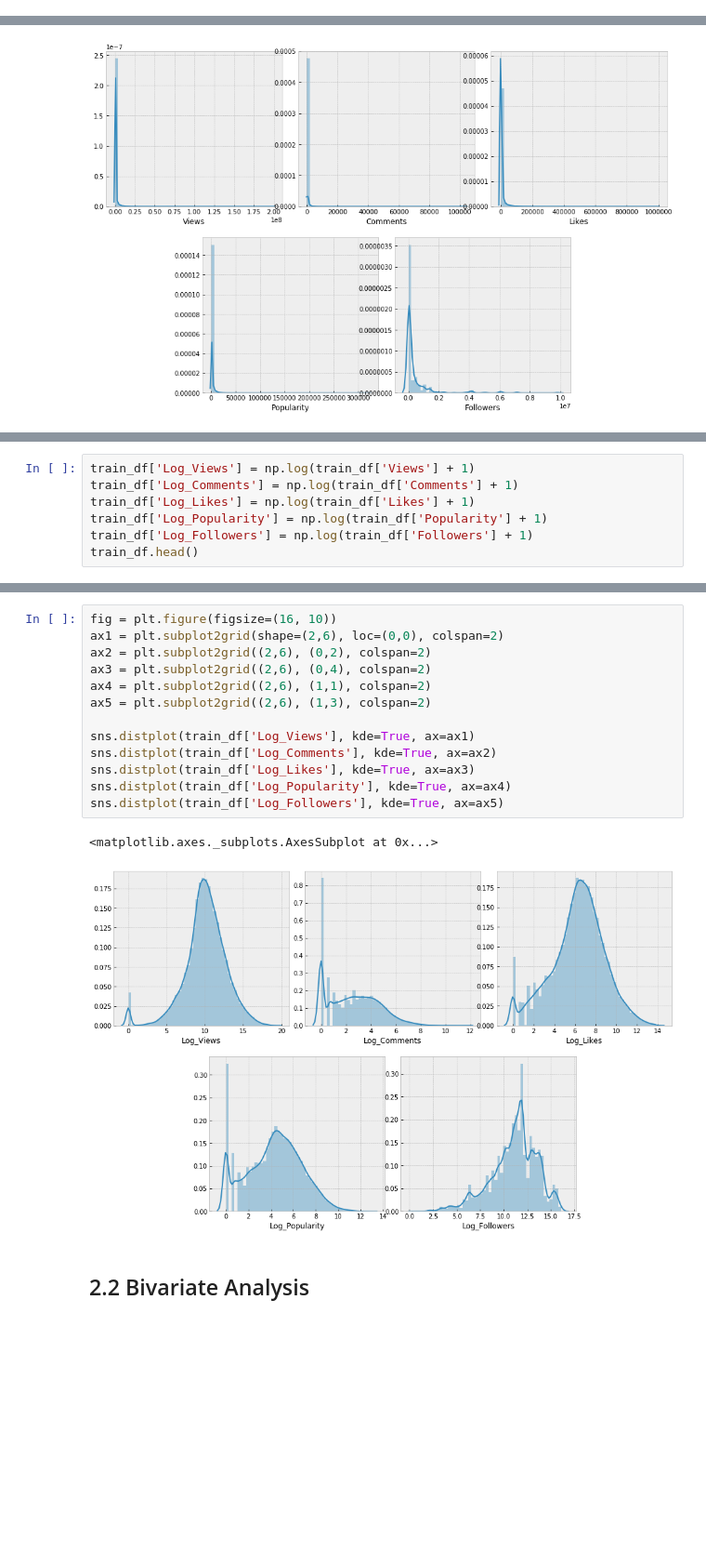
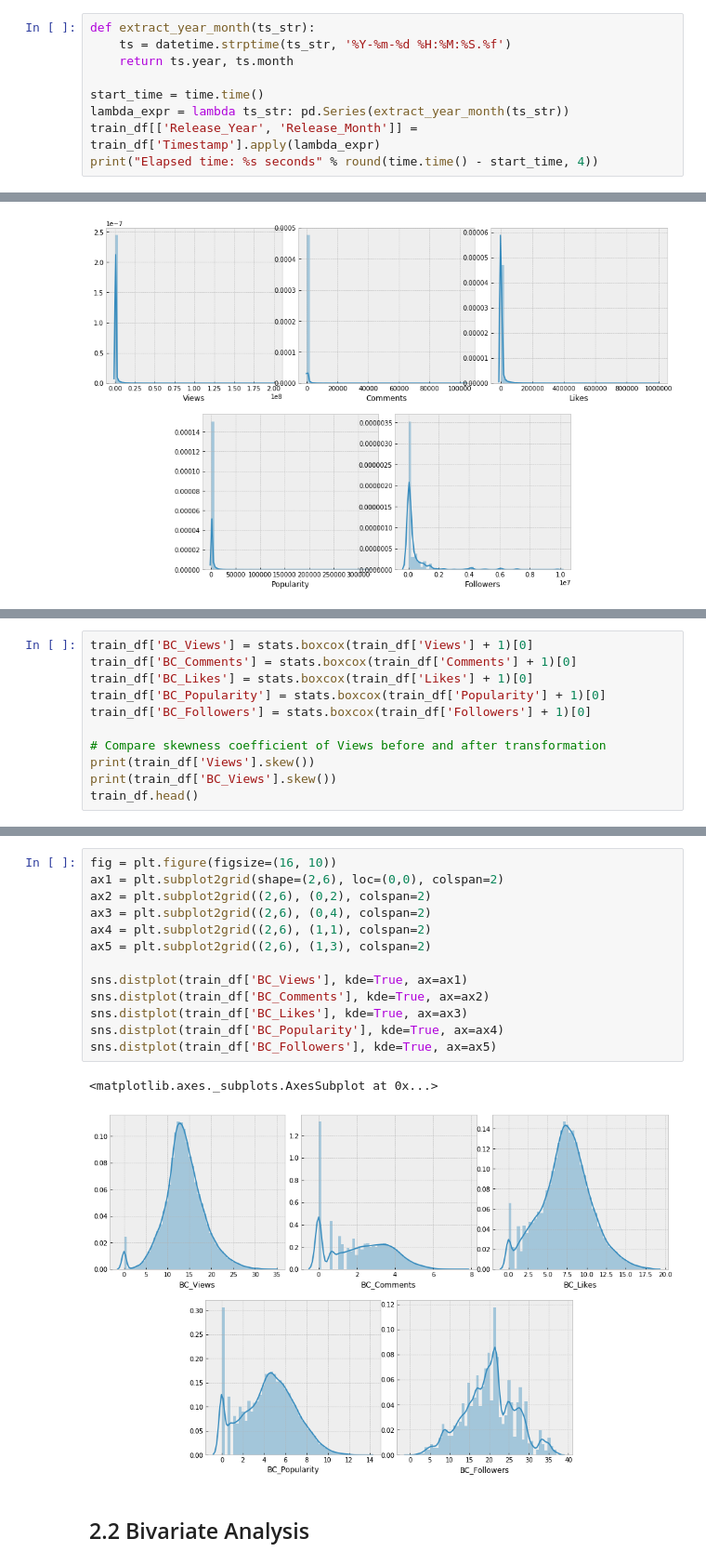
Before and after one commit to Shenghao1993/songs-popularity-prediction, a Jupyter notebook: 1.0-wsh-exploratory-data-analysis.ipynb, the cells around one changed output, grey strips where cells are left out. Shown at 93% size. Saved outputs shown, nothing was run; the diff lists cells and outputs as text; blank space fills up the shorter version.

Commit message:
Perform Box-Cox transformation on numeric features

```diff
--- a/1.0-wsh-exploratory-data-analysis.ipynb
+++ b/1.0-wsh-exploratory-data-analysis.ipynb
@@ -118,3 +119,12 @@ plt.show()
 [figure]
 # %% [markdown]
 ### 2.1.2 Release year and month
+# %%
+def extract_year_month(ts_str):
+    ts = datetime.strptime(ts_str, '%Y-%m-%d %H:%M:%S.%f')
+    return ts.year, ts.month
+
+start_time = time.time()
+lambda_expr = lambda ts_str: pd.Series(extract_year_month(ts_str))
+train_df[['Release_Year', 'Release_Month']] = train_df['Timestamp'].apply(lambda_expr)
+print("Elapsed time: %s seconds" % round(time.time() - start_time, 4))
@@ -139,8 +178,12 @@ Perform log(x+1) transformation to reduce the skewness of features.
 # %%
-train_df['Log_Views'] = np.log(train_df['Views'] + 1)
-train_df['Log_Comments'] = np.log(train_df['Comments'] + 1)
-train_df['Log_Likes'] = np.log(train_df['Likes'] + 1)
-train_df['Log_Popularity'] = np.log(train_df['Popularity'] + 1)
-train_df['Log_Followers'] = np.log(train_df['Followers'] + 1)
+train_df['BC_Views'] = stats.boxcox(train_df['Views'] + 1)[0]
+train_df['BC_Comments'] = stats.boxcox(train_df['Comments'] + 1)[0]
+train_df['BC_Likes'] = stats.boxcox(train_df['Likes'] + 1)[0]
+train_df['BC_Popularity'] = stats.boxcox(train_df['Popularity'] + 1)[0]
+train_df['BC_Followers'] = stats.boxcox(train_df['Followers'] + 1)[0]
+
+# Compare skewness coefficient of Views before and after transformation
+print(train_df['Views'].skew())
+print(train_df['BC_Views'].skew())
 train_df.head()
 # %% [output]
@@ -165,19 +210,19 @@ train_df.describe()
 # %%
 fig = plt.figure(figsize=(16, 10))
 ax1 = plt.subplot2grid(shape=(2,6), loc=(0,0), colspan=2)
 ax2 = plt.subplot2grid((2,6), (0,2), colspan=2)
 ax3 = plt.subplot2grid((2,6), (0,4), colspan=2)
 ax4 = plt.subplot2grid((2,6), (1,1), colspan=2)
 ax5 = plt.subplot2grid((2,6), (1,3), colspan=2)
 
-sns.distplot(train_df['Log_Views'], kde=True, ax=ax1)
-sns.distplot(train_df['Log_Comments'], kde=True, ax=ax2)
-sns.distplot(train_df['Log_Likes'], kde=True, ax=ax3)
-sns.distplot(train_df['Log_Popularity'], kde=True, ax=ax4)
-sns.distplot(train_df['Log_Followers'], kde=True, ax=ax5)
+sns.distplot(train_df['BC_Views'], kde=True, ax=ax1)
+sns.distplot(train_df['BC_Comments'], kde=True, ax=ax2)
+sns.distplot(train_df['BC_Likes'], kde=True, ax=ax3)
+sns.distplot(train_df['BC_Popularity'], kde=True, ax=ax4)
+sns.distplot(train_df['BC_Followers'], kde=True, ax=ax5)
 # %% [output]
 <matplotlib.axes._subplots.AxesSubplot at 0x...>
-[figure, old version]
+[figure, new version]
 # %% [markdown]
 ## 2.2 Bivariate Analysis
 # %%
```
Also changed, not shown: parts of 17 cells of this notebook.
